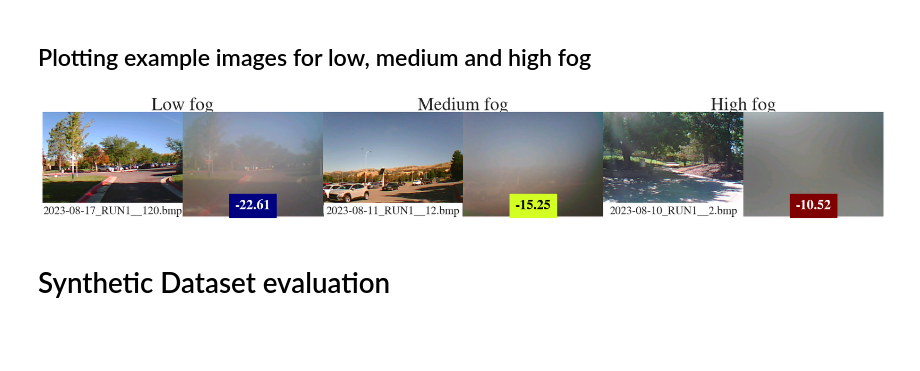
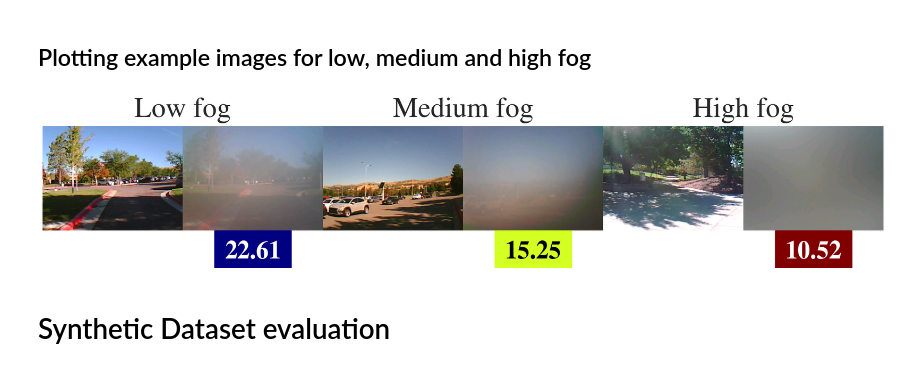
Before and after one commit to apoll2000/stereofog, a Jupyter notebook: stereofog_images_EDA.ipynb, the cells around one changed output. Saved outputs shown, nothing was run; the diff lists cells and outputs as text; code cells hidden in the pictures; blank space fills up the shorter version.

```diff
--- a/stereofog_images_EDA.ipynb
+++ b/stereofog_images_EDA.ipynb
@@ -31,7 +31,7 @@ for folder in [item for item in os.listdir(dataset_path) if item[0] != '.' and '
         image_count += 1
         image_path = os.path.join(dataset_path, folder, subfolder, image)
         image_gray = cv2.cvtColor(cv2.imread(image_path), cv2.COLOR_BGR2GRAY)
-        variance_values.append(-variance_of_laplacian(image_gray))
+        variance_values.append(variance_of_laplacian(image_gray))
 
 print('Total images: {}'.format(image_count))
 print('Mean variance: {}'.format(sum(variance_values) / len(variance_values)))
@@ -92,39 +92,39 @@ variances = [] # list of variances of Laplacian for each image
 
 for index, image in enumerate(images):
 
     parent_folder = image.replace('__', '/').split('/')[0]
     img_A_path = os.path.join(dataset_path, parent_folder, 'A', image)
     img_B_path = os.path.join(dataset_path, parent_folder, 'B', image)
 
     img_A = plt.imread(img_A_path)
     img_B = plt.imread(img_B_path)
 
     ax[index*2].imshow(img_A, aspect='auto')
     ax[index*2].axis('off')
     ax[index*2+1].imshow(img_B, aspect='auto')
     ax[index*2+1].axis('off')
 
-    ax[index*2].text(0.5, 0, image, horizontalalignment='center', verticalalignment='bottom', transform=ax[index*2].transAxes, fontsize=18, backgroundcolor='white')
+    # ax[index*2].text(0.5, 0, image, horizontalalignment='center', verticalalignment='bottom', transform=ax[index*2].transAxes, fontsize=18, backgroundcolor='white')
 
     # Calculating the variance of Laplacian of the fogged image and adding it to the plot
     img_B_gray = cv2.cvtColor(img_B, cv2.COLOR_BGR2GRAY)
     variances += [variance_of_laplacian(img_B_gray)]
 
 norm = matplotlib.colors.Normalize(vmin=min(variances), vmax=max(variances))    # Normalizer for the values of the colormap rating the fogginess of the image: https://stackoverflow.com/questions/25408393/getting-individual-colors-from-a-color-map-in-matplotlib
 
 
 for index in range(num_images//2):
-    ax[index*2+1].text(0.5, 0.045, f'{variances[index]:.2f}', horizontalalignment='center', verticalalignment='bottom', transform=ax[index*2+1].transAxes, fontweight='bold', backgroundcolor=cm.jet(norm(variances[index])), fontsize=22, color='black' if index == 1 else 'white')
+    ax[index*2+1].text(0.5, -0.099, f'{variances[index]:.2f}', horizontalalignment='center', verticalalignment='top', transform=ax[index*2+1].transAxes, fontweight='bold', backgroundcolor=cm.jet_r(norm(variances[index])), fontsize=40, color='black' if index == 1 else 'white')
 
-ax[0].text(1., 1.06, 'Low fog', horizontalalignment='center', verticalalignment='center', transform=ax[0].transAxes, fontsize=29)
-ax[2].text(1., 1.06, 'Medium fog', horizontalalignment='center', verticalalignment='center', transform=ax[2].transAxes, fontsize=29)
-ax[4].text(1., 1.06, 'High fog', horizontalalignment='center', verticalalignment='center', transform=ax[4].transAxes, fontsize=29)
+ax[0].text(1., 1.15, 'Low fog', horizontalalignment='center', verticalalignment='center', transform=ax[0].transAxes, fontsize=45)
+ax[2].text(1., 1.15, 'Medium fog', horizontalalignment='center', verticalalignment='center', transform=ax[2].transAxes, fontsize=45)
+ax[4].text(1., 1.15, 'High fog', horizontalalignment='center', verticalalignment='center', transform=ax[4].transAxes, fontsize=45)
 
 plt.subplots_adjust(hspace=0, wspace=0)
 plt.savefig('stereofog/plots/stereofog_dataset_examples.pdf', format='pdf', bbox_inches='tight')
 plt.show()
 # %% [output]
-[figure, old version]
+[figure, new version]
 # %% [markdown]
 # Synthetic Dataset evaluation
 # %% [markdown]
```
Also changed, not shown: parts of 3 cells of this notebook.
